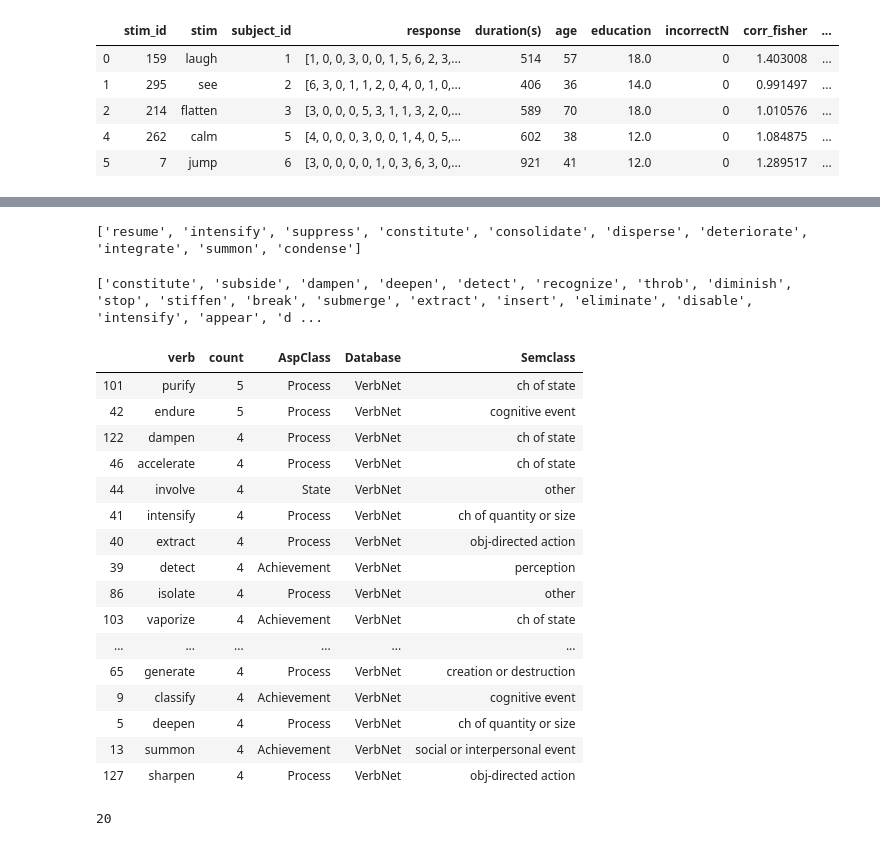
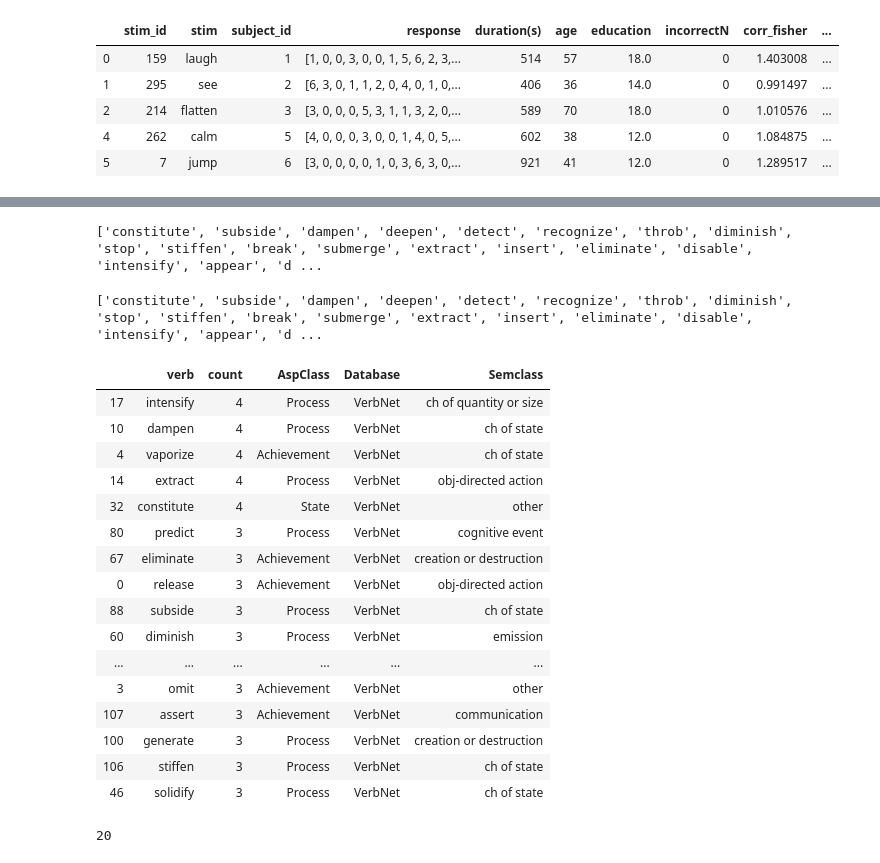
Before and after one commit to songhee-kim/VerbVec, a Jupyter notebook: AMT_analysis.ipynb, the cells around one changed output, grey strips where cells are left out. Drawn from its saved outputs; the diff is of its cells as text; code cells hidden in the pictures.

```diff
--- a/AMT_analysis.ipynb
+++ b/AMT_analysis.ipynb
@@ -315,6 +315,7 @@ spreadsheetpath = '/Users/songkim/GoogleDrive/Primary/Projects/VerbVector/Verbli
 df_sd = pd.read_csv(sdpath, index_col=0)
 df_ss = pd.read_csv(spreadsheetpath) #ss meaning spreadsheet
 df_ss = df_ss.loc[df_ss['in']==1]
+
 check = df_sd.shape[0] == df_ss.shape[0]
 if check !=1:
     print ('spreadsheet and sd table have diff lengths!')
@@ -327,6 +328,7 @@ df_ss2.drop(columns=['badverb', 'GrandIndex', 'in', 'whyexcluded', 'stim', 'abs_
                      'rel_marginality', 'SynClassLitrt', 'SynClassSK', 'good'], inplace=True)
 
 #### add mean (subject-to-group) correlation to df_ss2 ##### (optional)
+thre=0.4
 corr_raw = pd.read_csv(savepath + '/HITs_with_correlations_0813.csv')
 corr_thre = corr_raw[corr_raw['corr']>=thre] #only keep HITs above threshold (of raw corr)
 #corr_thre.shape
@@ -366,5 +368,5 @@ df_ss_out = rearrange_col(df_ss_out, 'corr_list', 'mean_fcorr', right=False)
 df_ss_out.head()
 
 ### write to csv
-savepath = '/Users/songkim/GoogleDrive/Primary/Projects/VerbVector/AMT/html/experiments/ratings2/results'
-df_ss_out.to_csv(savepath + '/list320_with_ratingsummary_0813.csv', index=False)
+# savepath = '/Users/songkim/GoogleDrive/Primary/Projects/VerbVector/AMT/html/experiments/ratings2/results'
+# df_ss_out.to_csv(savepath + '/list320_with_ratingsummary_0813.csv', index=False)
@@ -444,7 +532,7 @@ asp_cat = ['activity', 'state', 'achvm']
 ### k-means cluster analysis of the entire 320 word set, with k =?
 # %%
 ###### pick bad verbs
-n=60
+n=20
 df = pd.read_csv(savepath + '/list320_with_ratingsummary_0813.csv')
 df_sub = df[(df['syn_matched']==0) & (df['freq_matched']==0)]
 by_72sd = df_sub.sort_values(by='mean_72feat_SD', ascending=False)['Lemma'].tolist()[:n]
@@ -454,7 +542,7 @@ by_ageofaqsn = df_sub.sort_values(by='AgeofAcqsn', ascending=False)['Lemma'].tol
 by_meancorr = df_sub.sort_values(by='mean_fcorr', ascending=True)['Lemma'].tolist()[:n]
 #df.shape[0] - df_sub.shape[0]
 #df[(df['category'] == 'A') & (df['value'].between(10,20))]
-by_ageofaqsn[:10]
+by_meancorr
 # %% [output]
-['resume', 'intensify', 'suppress', 'constitute', 'consolidate', 'disperse', 'deteriorate', 'integrate', 'summon', 'condense']
+['constitute', 'subside', 'dampen', 'deepen', 'detect', 'recognize', 'throb', 'diminish', 'stop', 'stiffen', 'break', 'submerge', 'extract', 'insert', 'eliminate', 'disable', 'intensify', 'appear', 'd ...
 # %%
@@ -464,36 +552,36 @@ by_meancorr[:20]
 # %%
 combined = by_72sd + by_6sd + by_freq + by_ageofaqsn + by_meancorr
 df_lookup = clean_verbs.loc[clean_verbs['Lemma'].isin(combined)]
 verbs = list(set(combined))
 bad_df = pd.DataFrame(columns = ['verb', 'count'])
 for n in range(len(verbs)):
     ind = df_lookup.index[df_lookup['Lemma']==verbs[n]].values[0]
     bad_df = bad_df.append({'verb': verbs[n], 'count': combined.count(verbs[n]),
                             'Database': df_lookup.at[ind, 'Database'],
                            'AspClass': df_lookup.at[ind, 'AspClass'],
                            'Semclass': df_lookup.at[ind, 'SemClass']},
                            ignore_index=True)
     #print (n+1, verbs[n], combined.count(verbs[n]))
 bad_df.sort_values(by='count', ascending=False, inplace=True)
-bad_df.loc[(bad_df['count']>3) & (bad_df['Database']!='CREA')]
+bad_df.loc[(bad_df['count']>2) & (bad_df['Database']!='CREA')]
 # %% [output]
 |  | verb | count | AspClass | Database | Semclass |
-| 101 | purify | 5 | Process | VerbNet | ch of state |
-| 42 | endure | 5 | Process | VerbNet | cognitive event |
-| 122 | dampen | 4 | Process | VerbNet | ch of state |
-| 46 | accelerate | 4 | Process | VerbNet | ch of state |
-| 44 | involve | 4 | State | VerbNet | other |
-| 41 | intensify | 4 | Process | VerbNet | ch of quantity or size |
-| 40 | extract | 4 | Process | VerbNet | obj-directed action |
-| 39 | detect | 4 | Achievement | VerbNet | perception |
-| 86 | isolate | 4 | Process | VerbNet | other |
-| 103 | vaporize | 4 | Achievement | VerbNet | ch of state |
+| 17 | intensify | 4 | Process | VerbNet | ch of quantity or size |
+| 10 | dampen | 4 | Process | VerbNet | ch of state |
+| 4 | vaporize | 4 | Achievement | VerbNet | ch of state |
+| 14 | extract | 4 | Process | VerbNet | obj-directed action |
+| 32 | constitute | 4 | State | VerbNet | other |
+| 80 | predict | 3 | Process | VerbNet | cognitive event |
+| 67 | eliminate | 3 | Achievement | VerbNet | creation or destruction |
+| 0 | release | 3 | Achievement | VerbNet | obj-directed action |
+| 88 | subside | 3 | Process | VerbNet | ch of state |
+| 60 | diminish | 3 | Process | VerbNet | emission |
 | ... | ... | ... | ... | ... | ... |
-| 65 | generate | 4 | Process | VerbNet | creation or destruction |
-| 9 | classify | 4 | Achievement | VerbNet | cognitive event |
-| 5 | deepen | 4 | Process | VerbNet | ch of quantity or size |
-| 13 | summon | 4 | Achievement | VerbNet | social or interpersonal event |
-| 127 | sharpen | 4 | Process | VerbNet | obj-directed action |
+| 3 | omit | 3 | Achievement | VerbNet | other |
+| 107 | assert | 3 | Achievement | VerbNet | communication |
+| 100 | generate | 3 | Process | VerbNet | creation or destruction |
+| 106 | stiffen | 3 | Process | VerbNet | ch of state |
+| 46 | solidify | 3 | Process | VerbNet | ch of state |
 # %%
 clean_verbs[clean_verbs['SemClass']=='aspectual']
 badverb = ['vaporize', 'extract', 'constitute', 'intensify', 'solidify', 'disperse', 'deepen', 'dampen', 'purify',
```
Also changed, not shown: parts of 5 cells of this notebook.
